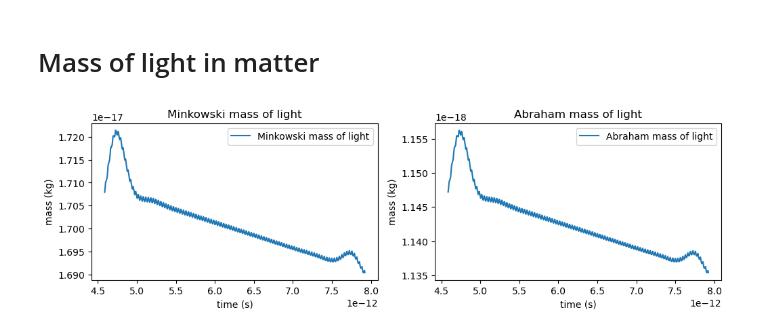
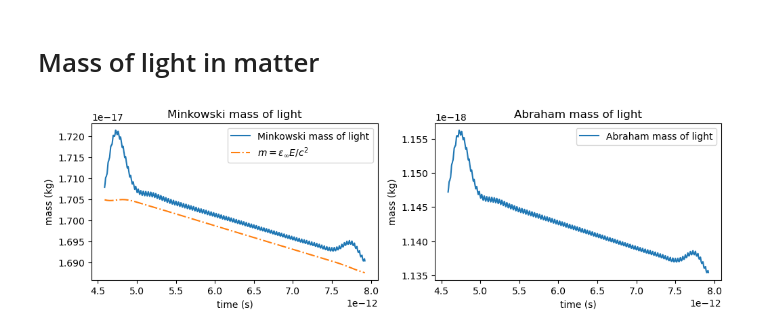
Before and after one commit to dibondar/BeyondEffectiveMass, a Jupyter notebook: mass of light pulse propagation in InSb.ipynb, the cells around one changed output. Drawn from its saved outputs; the diff is of its cells as text; code cells hidden in the pictures.

```diff
--- a/mass of light pulse propagation in InSb.ipynb
+++ b/mass of light pulse propagation in InSb.ipynb
@@ -214,23 +214,24 @@ plt.show()
 # %%
 inside_matter = slice(110000, 190000)
 
 plt.figure(figsize=(12,3))
 plt.subplot(121)
 
 plt.title("Minkowski mass of light")
 plt.plot(times[inside_matter], gM2[inside_matter] / v2[inside_matter], label="Minkowski mass of light")
+plt.plot(times[inside_matter], sys.epsilon_infty * E2[inside_matter] / c ** 2, '-.', label="$m = \epsilon_{\infty} E/c^2$")
 plt.legend()
 plt.xlabel("time (s)")
 plt.ylabel("mass (kg)")
 
 
 plt.subplot(122)
 plt.title("Abraham mass of light")
 plt.plot(times[inside_matter], gA2[inside_matter] / v2[inside_matter], label="Abraham mass of light")
 plt.legend()
 plt.xlabel("time (s)")
 plt.ylabel("mass (kg)")
 
 plt.show()
 # %% [output]
-[figure, old version]
+[figure, new version]
```
